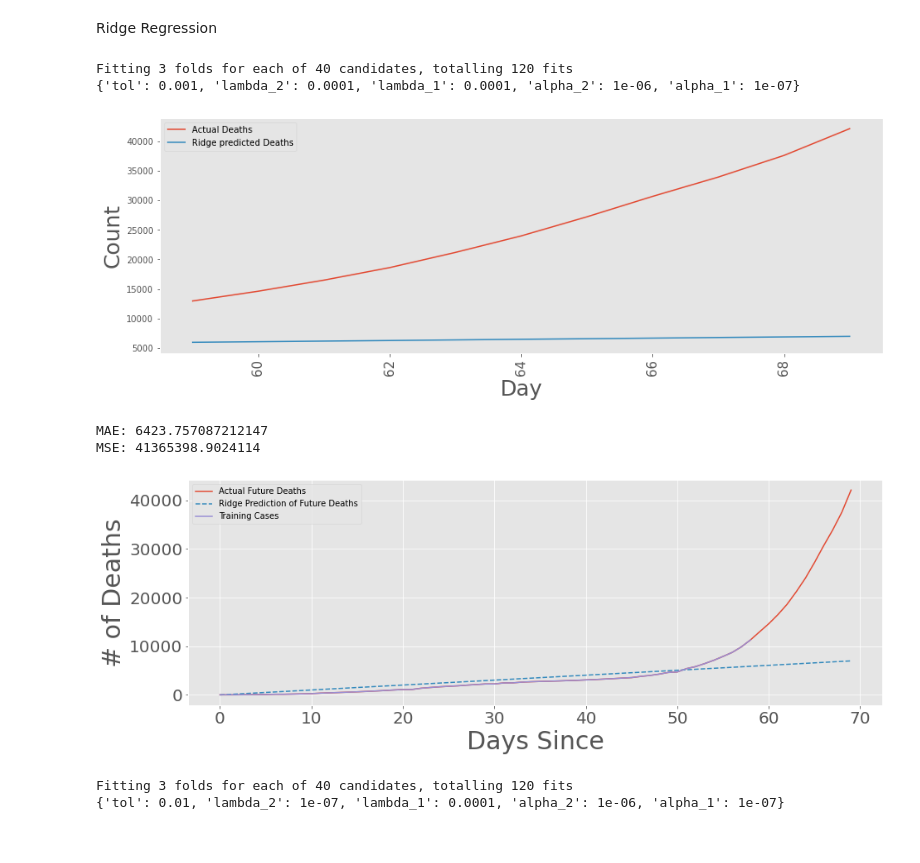
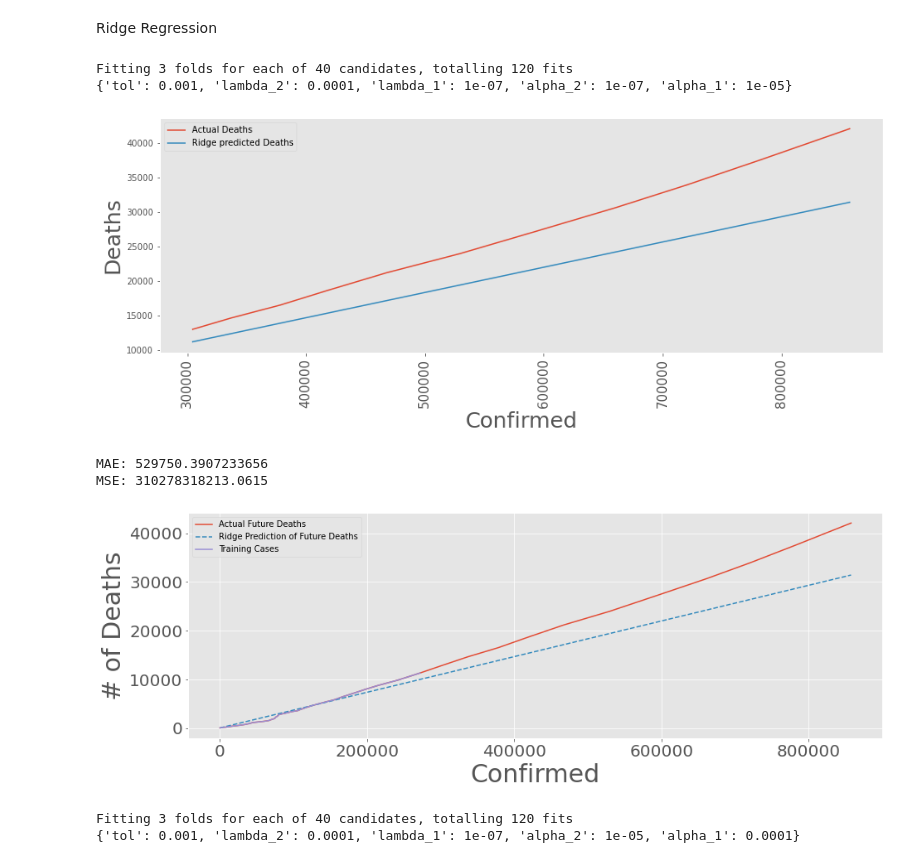
Before and after one commit to Mahendra275/fmml20210775_Labs_and_Projects, a Jupyter notebook: Project_Module6_fmml20210775.ipynb, the cells around one changed output. Drawn from its saved outputs; the diff is of its cells as text; code cells hidden in the pictures.

```diff
--- a/Project_Module6_fmml20210775.ipynb
+++ b/Project_Module6_fmml20210775.ipynb
@@ -461,5 +471,5 @@ From the above heat map, we see that Deaths and Days Since are have positive cor
 # %%
-X = np.array(df_date_tots["Days Since:"]).reshape(-1,1)
+X = np.array(df_date_tots["Confirmed"]).reshape(-1,1)
 y = np.array(df_date_tots["Deaths"])
 # %% [markdown]
 Taking First 85% as Train and rest as Test
@@ -501,7 +511,7 @@ MSE: 41565336.25327465
 # %% [markdown]
 Polynomial Regression
 # %%
-poly = PolynomialFeatures(degree=5)
+poly = PolynomialFeatures(degree=2)
 poly_X_train = poly.fit_transform(X_train)
 poly_X_test  = poly.fit_transform(X_test)
 poly_X = poly.fit_transform(X)
@@ -588,35 +598,35 @@ bayesian_search.fit(X_train, y_train)
 print(bayesian_search.best_params_)
 # %% [output]
 Fitting 3 folds for each of 40 candidates, totalling 120 fits
-{'tol': 0.001, 'lambda_2': 0.0001, 'lambda_1': 0.0001, 'alpha_2': 1e-06, 'alpha_1': 1e-07}
+{'tol': 0.001, 'lambda_2': 0.0001, 'lambda_1': 1e-07, 'alpha_2': 1e-07, 'alpha_1': 1e-05}
 # %%
 y_test_ridge_pred = bayesian_search.predict(X_test);
 y_ridge_pred = bayesian_search.predict(X);
 # %%
 plt.figure(figsize = [15,5])
 
 # plotting the actual values for the future days
 plt.plot(X_test,
          y_test,
          label = "Actual Deaths")
 
 # plotting the predicited values for the future days
 plt.plot(X_test,
          y_test_ridge_pred,
          label = "Ridge predicted Deaths")
 plt.grid();
 plt.legend();
-plt.xlabel("Day", size = 25)
-plt.ylabel("Count", size = 25)
+plt.xlabel("Confirmed", size = 25)
+plt.ylabel("Deaths", size = 25)
 plt.xticks(rotation = 90, size = 15);
 plt.show()
 
 print('MAE:', mean_absolute_error (y_test_ridge_pred, X_test))
 print('MSE:', mean_squared_error  (y_test_ridge_pred, X_test))
 # %% [output]
-[figure, old version]
+[figure, new version]
-MAE: 6423.757087212147
-MSE: 41365398.9024114
+MAE: 529750.3907233656
+MSE: 310278318213.0615
 # %%
 plt.figure(figsize=(15, 5))
 plt.plot(X,
@@ -631,14 +641,14 @@ plt.plot(X_train,
          label = 'Training Cases')
 
 #plt.title('# of Coronavirus Cases Over Time', size=30)
-plt.xlabel('Days Since', size = 30)
+plt.xlabel('Confirmed', size = 30)
 plt.ylabel('# of Deaths', size = 30)
 plt.legend()
 plt.xticks(size=20)
 plt.yticks(size=20)
 plt.show()
 # %% [output]
-[figure, old version]
+[figure, new version]
 # %%
 bayesian_search_poly = RandomizedSearchCV(bayesian,
                                      bayesian_grid,
@@ -653,7 +663,7 @@ bayesian_search_poly.fit(poly_X_train, y_train);
 print(bayesian_search_poly.best_params_)
 # %% [output]
 Fitting 3 folds for each of 40 candidates, totalling 120 fits
-{'tol': 0.01, 'lambda_2': 1e-07, 'lambda_1': 0.0001, 'alpha_2': 1e-06, 'alpha_1': 1e-07}
+{'tol': 0.001, 'lambda_2': 0.0001, 'lambda_1': 1e-07, 'alpha_2': 1e-05, 'alpha_1': 0.0001}
 # %%
 bayesian_poly_confirmed = bayesian_search_poly.best_estimator_
 test_poly_bayesian_pred = bayesian_poly_confirmed.predict(poly_X_test)
```
Also changed, not shown: parts of 16 cells of this notebook.
